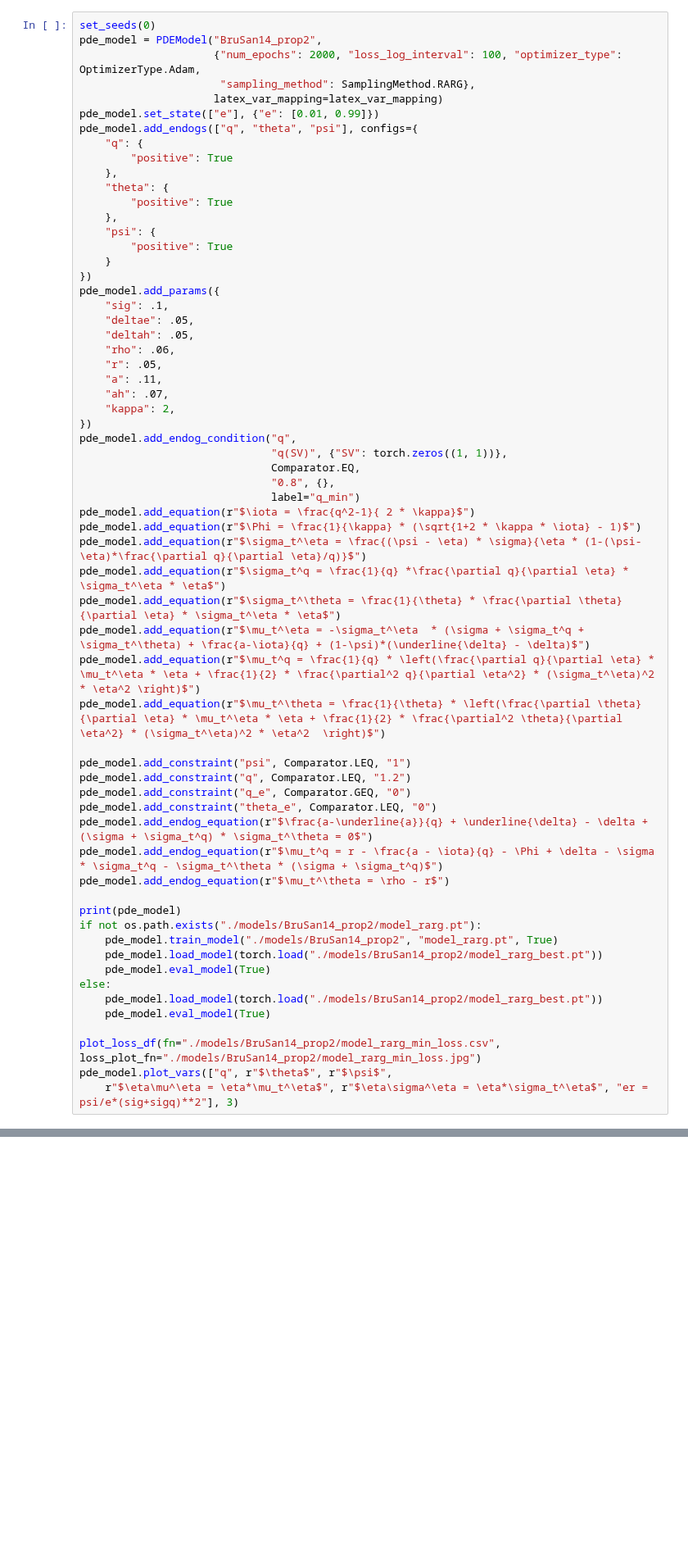
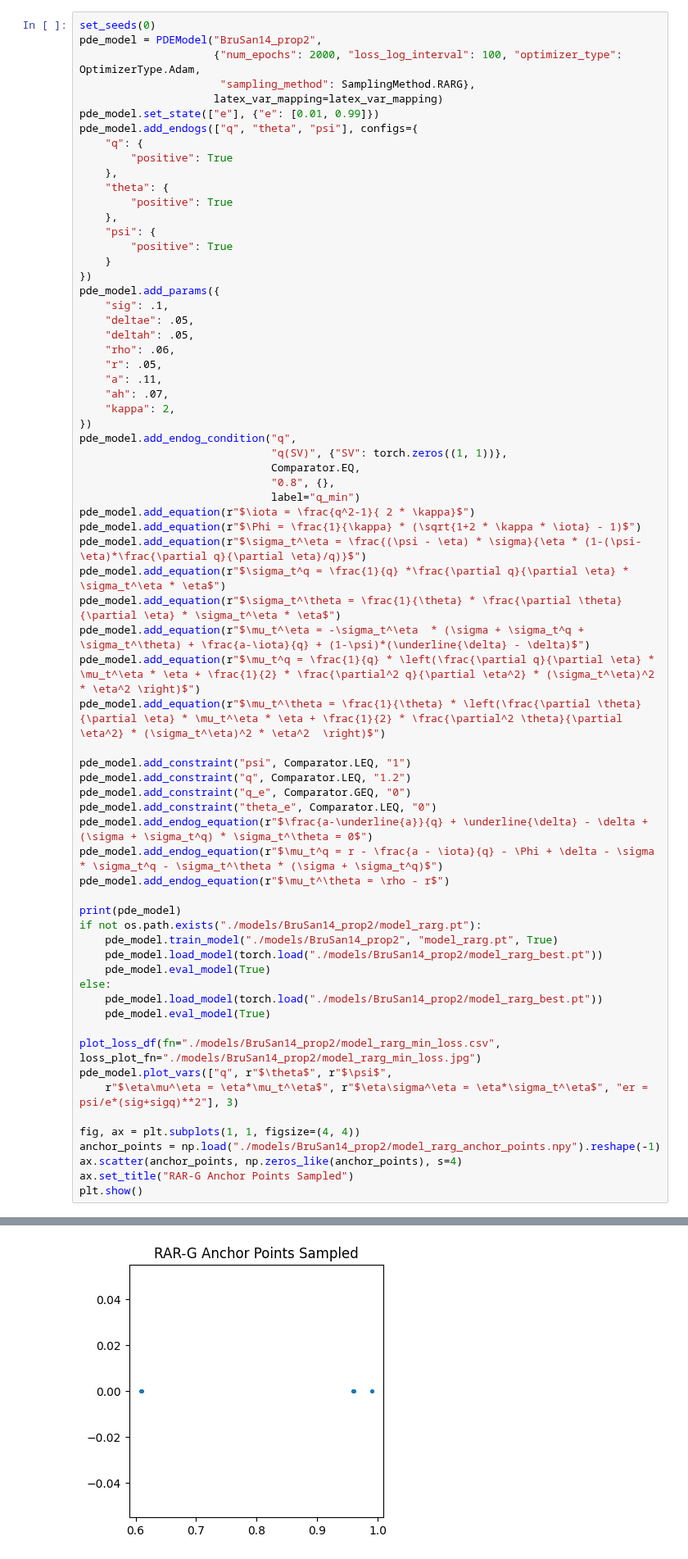
Before and after one commit to rotmanfinhub/deep-macrofin, a Jupyter notebook: examples/pymacrofin_eg/BruSan14_prop2.ipynb, the cells around one changed output, grey strips where cells are left out. Shown at 82% size. Saved outputs shown, nothing was run; the diff lists cells and outputs as text; blank space fills up the shorter version.

```diff
--- a/examples/pymacrofin_eg/BruSan14_prop2.ipynb
+++ b/examples/pymacrofin_eg/BruSan14_prop2.ipynb
@@ -189,6 +189,12 @@ else:
 plot_loss_df(fn="./models/BruSan14_prop2/model_rarg_min_loss.csv", loss_plot_fn="./models/BruSan14_prop2/model_rarg_min_loss.jpg")
 pde_model.plot_vars(["q", r"$\theta$", r"$\psi$",
     r"$\eta\mu^\eta = \eta*\mu_t^\eta$", r"$\eta\sigma^\eta = \eta*\sigma_t^\eta$", "er = psi/e*(sig+sigq)**2"], 3)
+
+fig, ax = plt.subplots(1, 1, figsize=(4, 4))
+anchor_points = np.load("./models/BruSan14_prop2/model_rarg_anchor_points.npy").reshape(-1)
+ax.scatter(anchor_points, np.zeros_like(anchor_points), s=4)
+ax.set_title("RAR-G Anchor Points Sampled")
+plt.show()
 # %% [output]
 ========================Summary of Model BruSan14_prop2=========================
 Config: {
@@ -213,16 +220,17 @@ Model saved to ./models/BruSan14_prop2/model_rarg.pt
 Model loaded
 ===================================Evaluating===================================
 loss :: endogvar_q_cond_q_min: 0.0000,
 constraint_1: 0.0000,
 constraint_2: 0.0000,
 constraint_3: 0.0000,
 constraint_4: 0.0000,
 endogeq_1: 0.0004,
 endogeq_2: 0.0001,
 endogeq_3: 0.0001,
 total_loss: 0.0006
 [figure]
 [figure]
+[figure, added]
 # %% [markdown]
 ## RAR-D
 # %%
```
Also changed, not shown: parts of 6 cells of this notebook, 4 other files.
